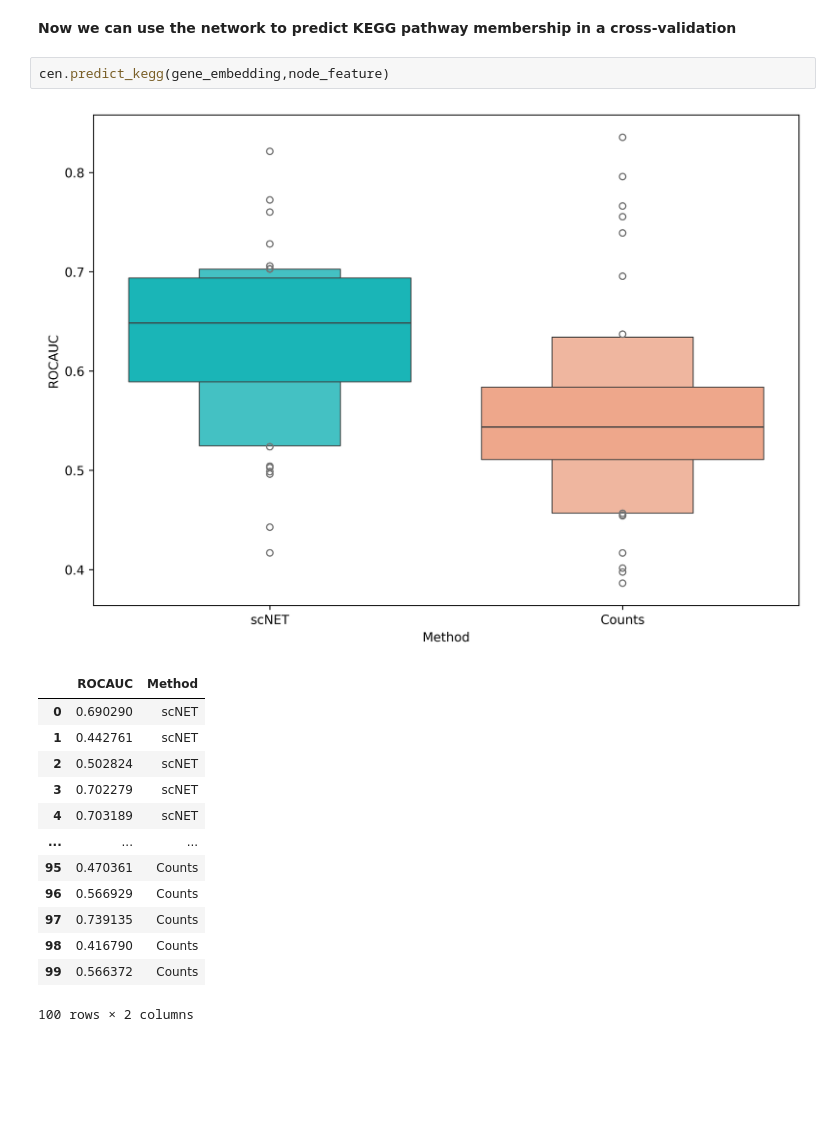
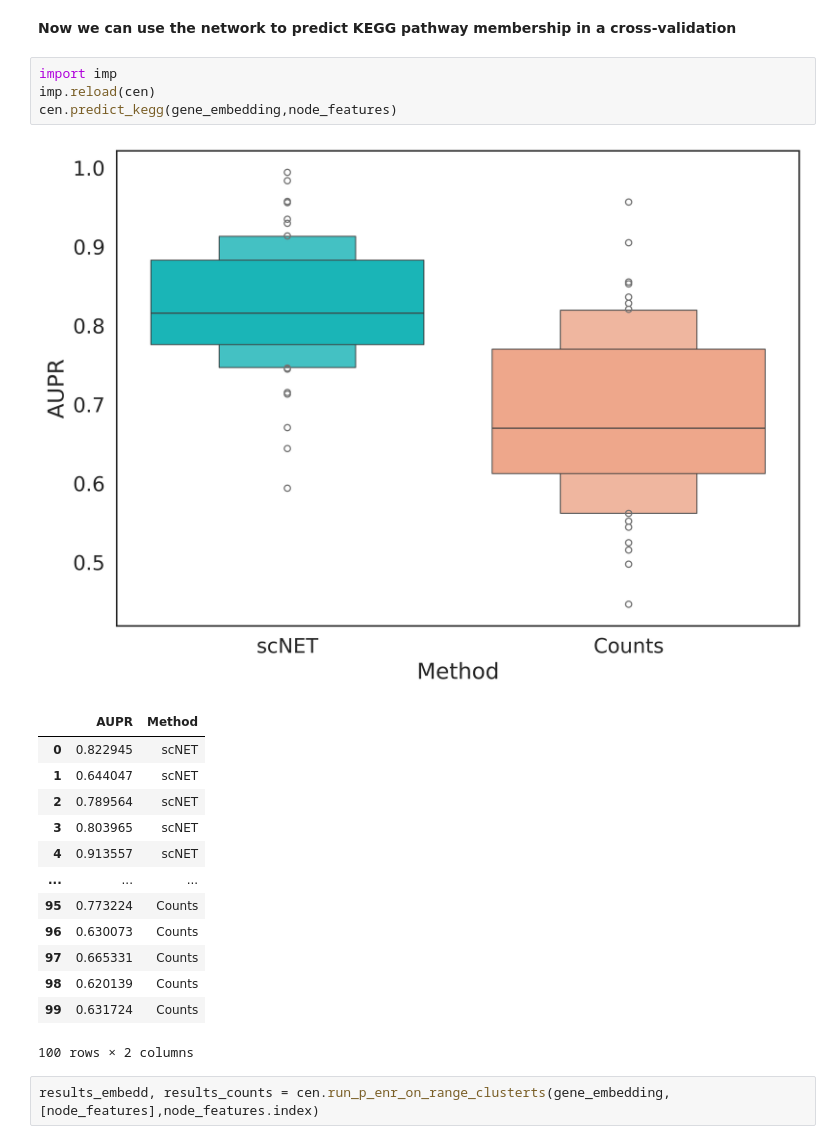
Before and after one commit to madilabcode/scNET, a Jupyter notebook: scNET.ipynb, the cells around one changed output. Saved outputs shown, nothing was run; the diff lists cells and outputs as text; blank space fills up the shorter version.

```diff
--- a/scNET.ipynb
+++ b/scNET.ipynb
@@ -171,19 +214,23 @@ mod
 # %% [markdown]
 **Now we can use the network to predict KEGG pathway membership in a cross-validation**
-# %%
-cen.predict_kegg(gene_embedding,node_feature)
-# %% [output]
-[figure, removed]
-|  | ROCAUC | Method |
-| 0 | 0.690290 | scNET |
-| 1 | 0.442761 | scNET |
-| 2 | 0.502824 | scNET |
-| 3 | 0.702279 | scNET |
-| 4 | 0.703189 | scNET |
-| ... | ... | ... |
-| 95 | 0.470361 | Counts |
-| 96 | 0.566929 | Counts |
-| 97 | 0.739135 | Counts |
-| 98 | 0.416790 | Counts |
-| 99 | 0.566372 | Counts |
-100 rows × 2 columns
+# %%
+import imp
+imp.reload(cen)
+cen.predict_kegg(gene_embedding,node_features)
+# %% [output]
+[figure, added]
+|  | AUPR | Method |
+| 0 | 0.822945 | scNET |
+| 1 | 0.644047 | scNET |
+| 2 | 0.789564 | scNET |
+| 3 | 0.803965 | scNET |
+| 4 | 0.913557 | scNET |
+| ... | ... | ... |
+| 95 | 0.773224 | Counts |
+| 96 | 0.630073 | Counts |
+| 97 | 0.665331 | Counts |
+| 98 | 0.620139 | Counts |
+| 99 | 0.631724 | Counts |
+100 rows × 2 columns
+# %%
+results_embedd, results_counts = cen.run_p_enr_on_range_clusterts(gene_embedding,[node_features],node_features.index)
```
Also changed, not shown: parts of 30 cells of this notebook, 1 other file.
